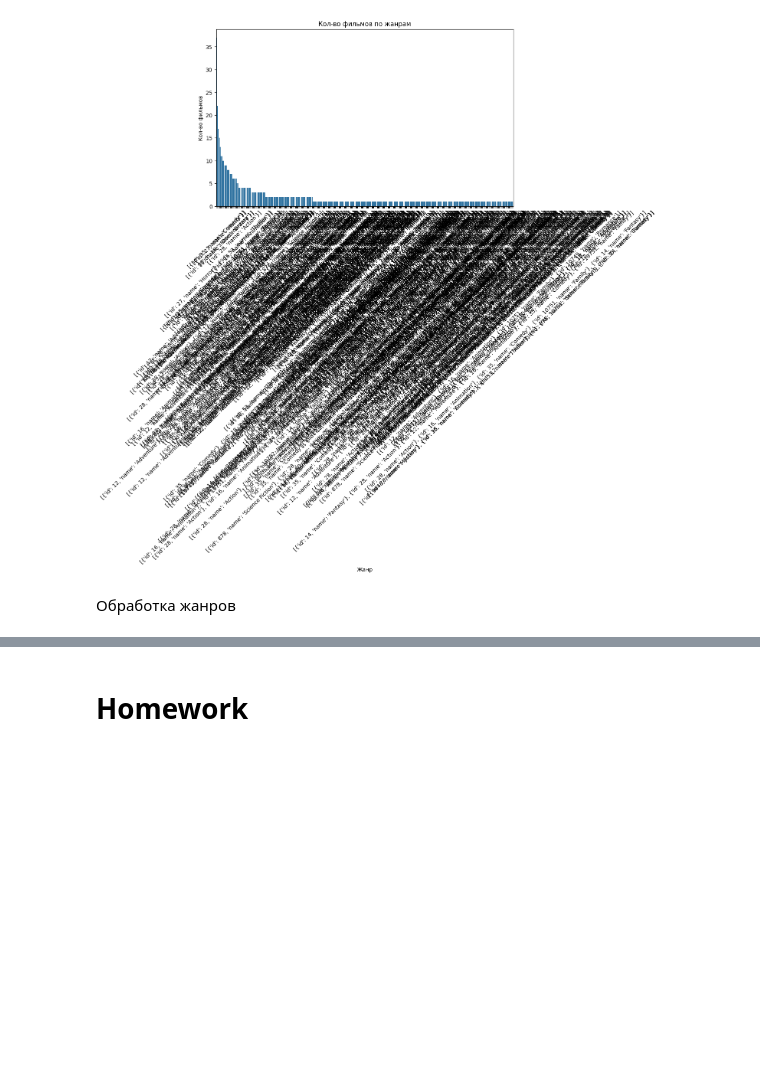
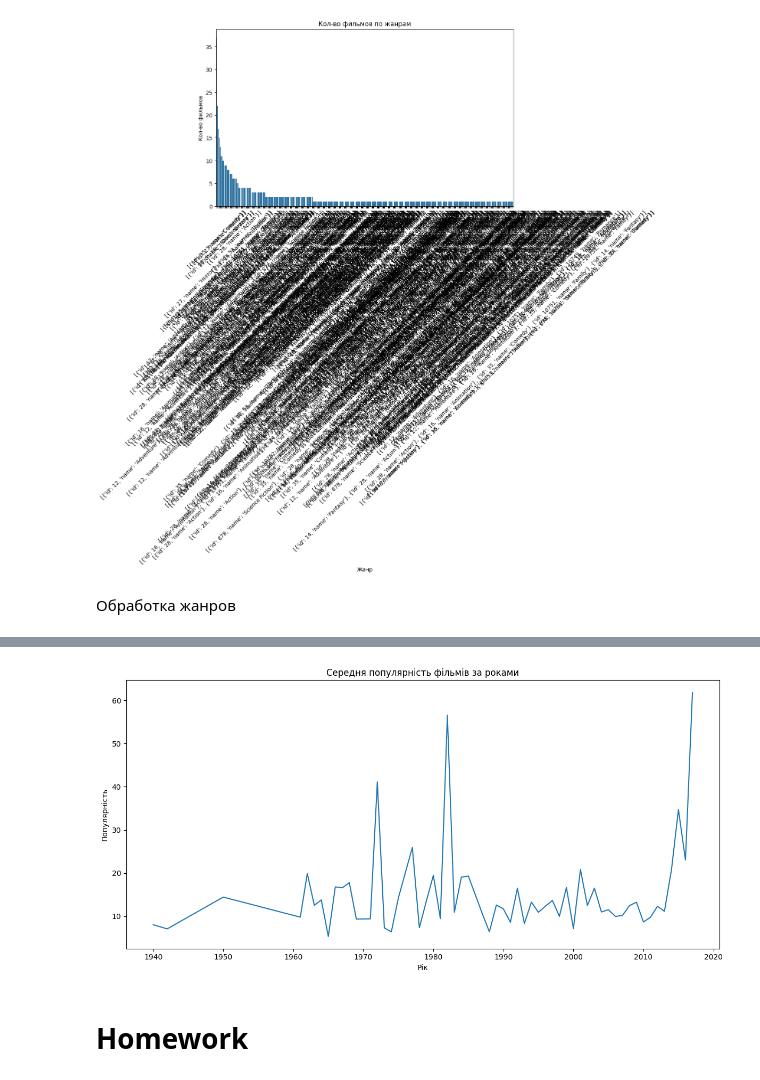
Before and after one commit to useroo5/MachineLearning, a Jupyter notebook: Аналізатор_фільмів.ipynb, the cells around one changed output, grey strips where cells are left out. Cells and saved outputs as stored; diff of their text form; code cells hidden in the pictures; blank space fills up the shorter version.

```diff
--- a/Аналізатор_фільмів.ipynb
+++ b/Аналізатор_фільмів.ipynb
@@ -326,3 +320,17 @@ plt.show()
+# %%
+df['popularity'] = pd.to_numeric(df['popularity'], errors='coerce')
+popularity_trend = df.groupby('release_year')['popularity'].mean()
+
+plt.figure(figsize=(12,6))
+popularity_trend.plot()
+plt.title("Середня популярність фільмів за роками")
+plt.xlabel("Рік")
+plt.ylabel("Популярність")
+
+plt.tight_layout()
+plt.show()
+# %% [output]
+[figure, added]
 # %% [markdown]
 # Homework
 # %%
```
Also changed, not shown: parts of 16 cells of this notebook.
